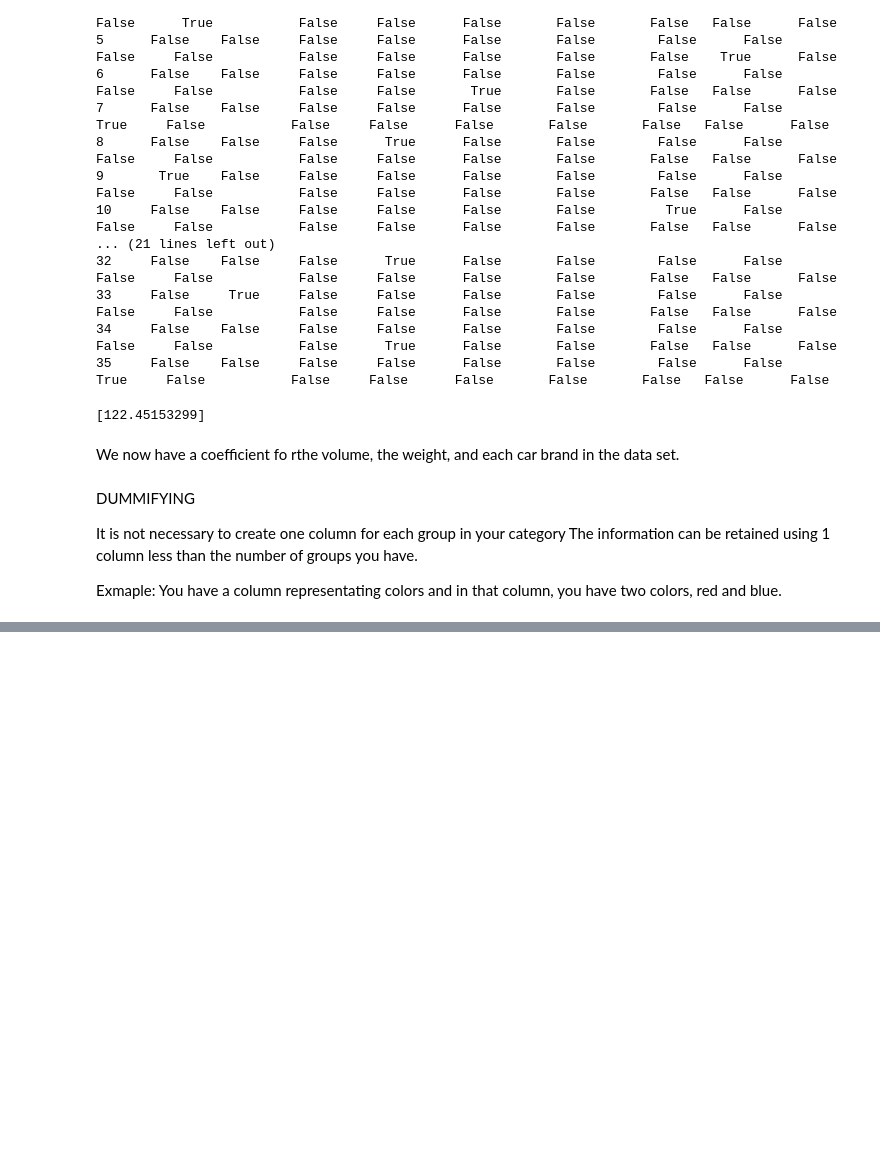
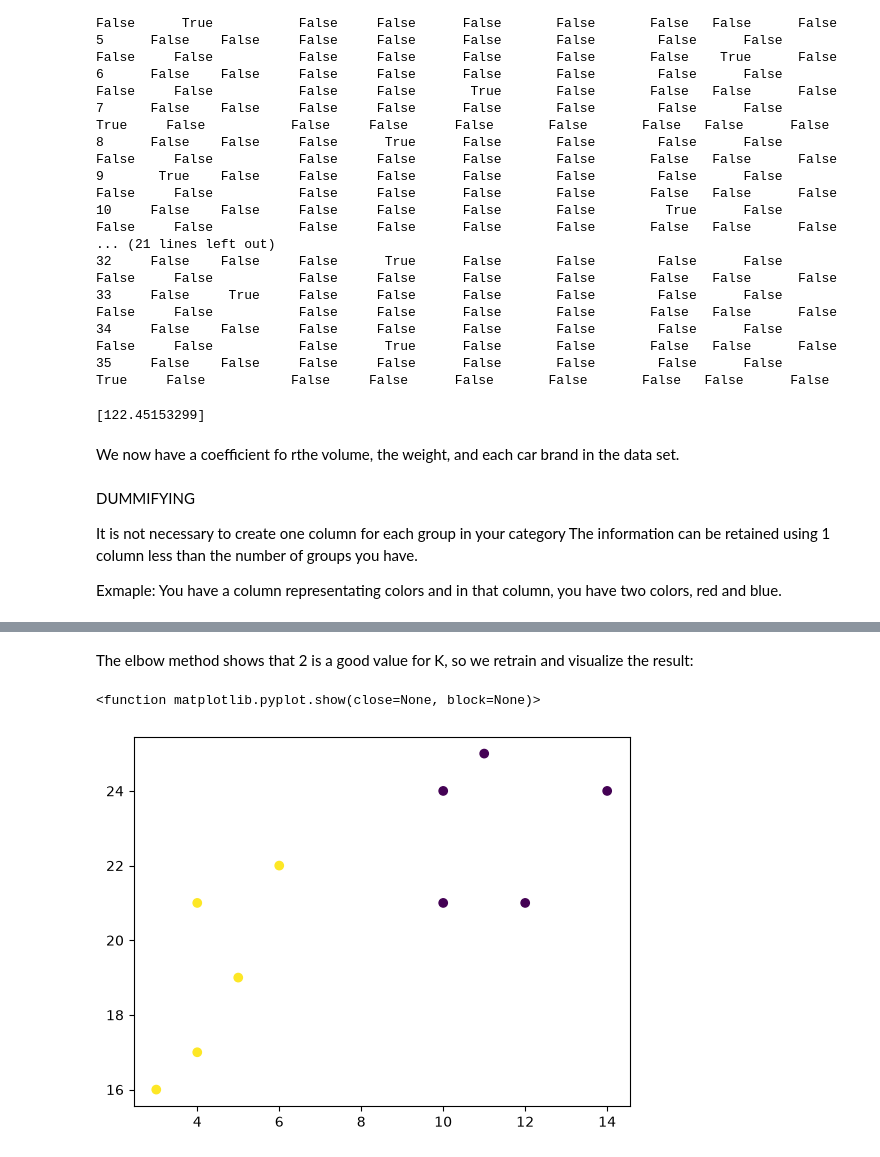
Before and after one commit to shopy100/machineLearning, a Jupyter notebook: w3MachineLearning-1.ipynb, the cells around one changed output, grey strips where cells are left out. Drawn from its saved outputs; the diff is of its cells as text; code cells hidden in the pictures; blank space fills up the shorter version.

```diff
--- a/w3MachineLearning-1.ipynb
+++ b/w3MachineLearning-1.ipynb
@@ -2269,0 +2366,11 @@ You have a column representating colors and in that column, you have two colors,
+# %% [markdown]
+The elbow method shows that 2 is a good value for K, so we retrain and visualize the result:
+# %%
+kmeans = KMeans(n_clusters=2)
+kmeans.fit(data)
+
+plt.scatter(x, y, c=kmeans.labels_)
+plt.show
+# %% [output]
+<function matplotlib.pyplot.show(close=None, block=None)>
+[figure, added]
```
Also changed, not shown: parts of 17 cells of this notebook.
